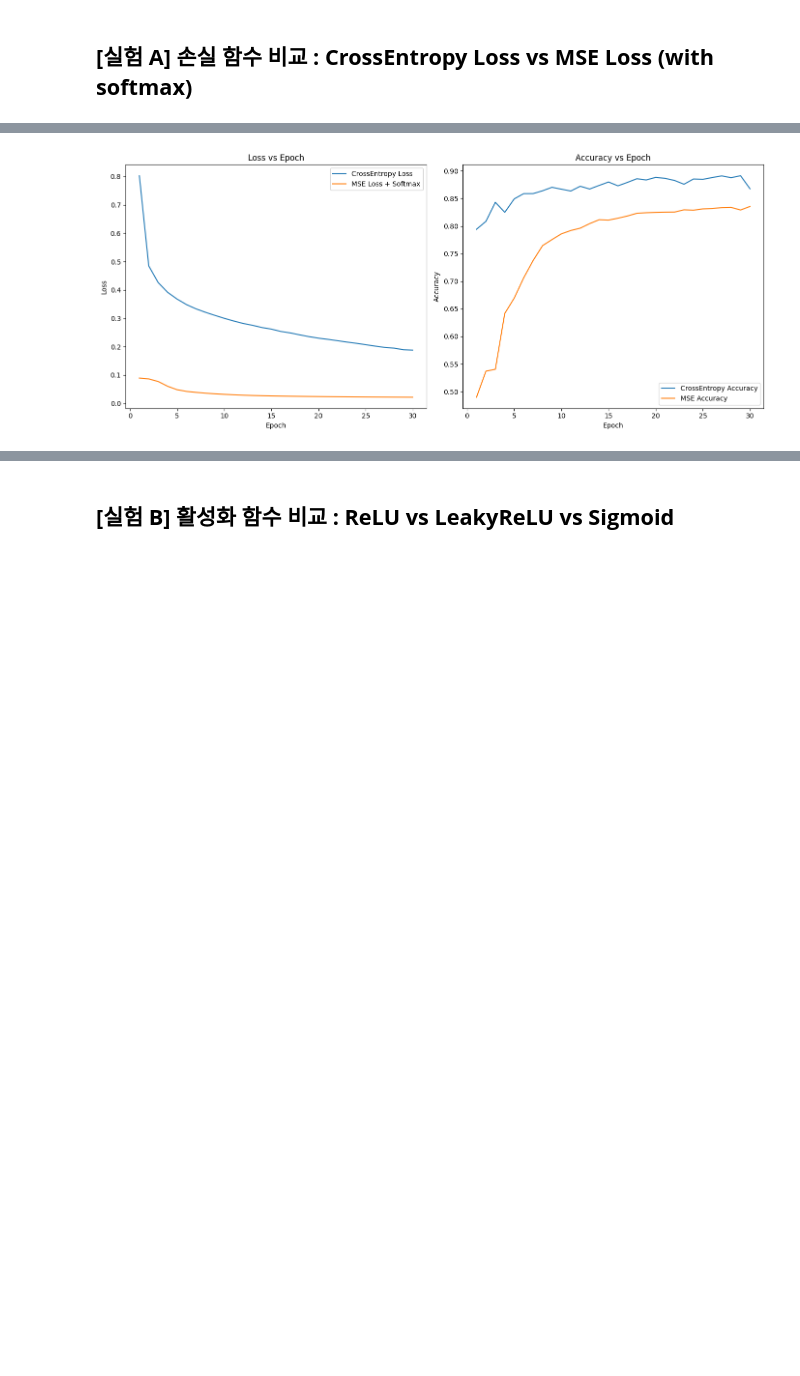
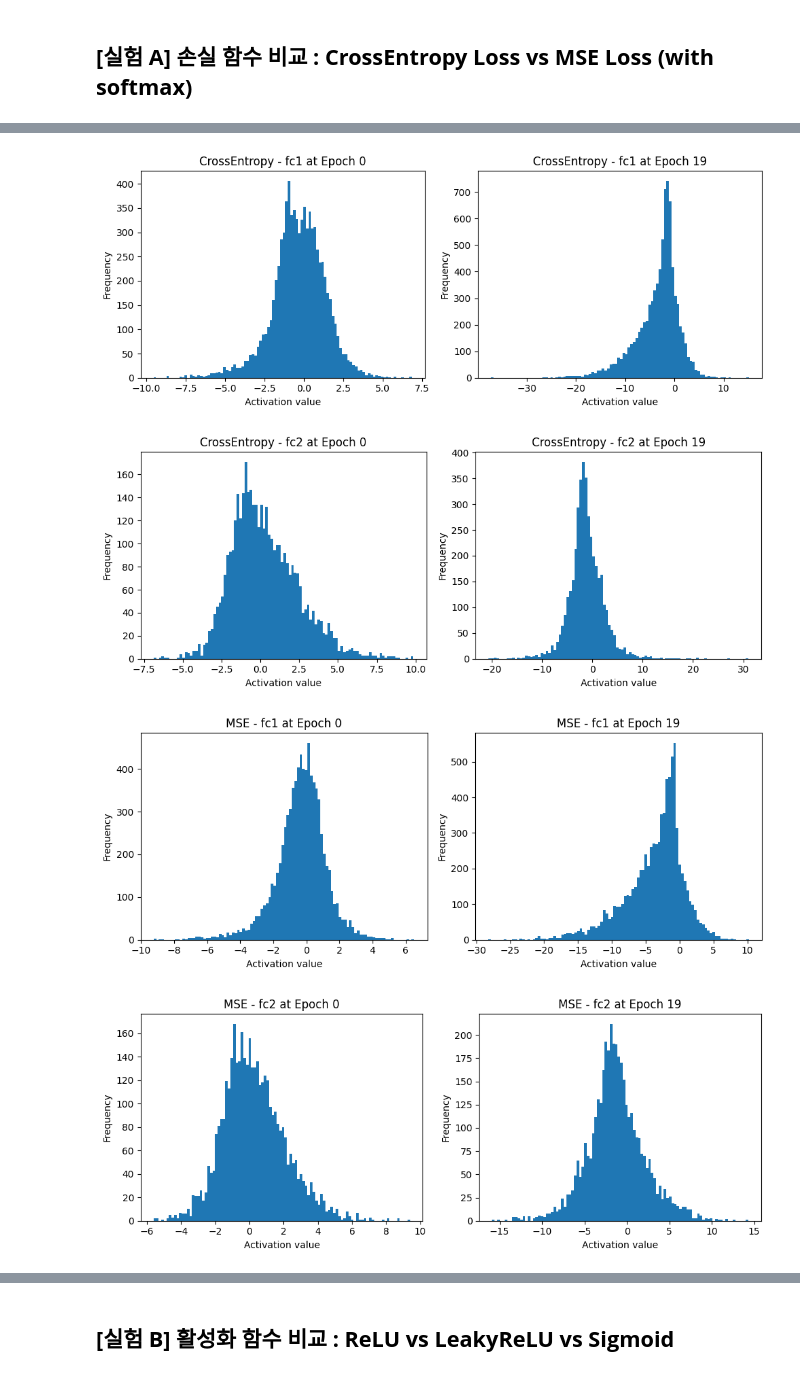
Before and after one commit to GARAM-SHIN/2025-1_CV, a Jupyter notebook: HW#3.ipynb, the cells around one changed output, grey strips where cells are left out. Drawn from its saved outputs; the diff is of its cells as text; code cells hidden in the pictures; blank space fills up the shorter version.

```diff
--- a/HW#3.ipynb
+++ b/HW#3.ipynb
@@ -159,5 +196,25 @@ Epoch 30/30 | Loss: 0.0219 | Accuracy: 0.8356
-# %%
-# 실험 시각화
-plot_metrics(loss_ce, acc_ce, loss_mse, acc_mse)
-# %% [output]
-[figure, removed]
+# %%
+# Layer의 활성화 값 분포를 에포크별로 시각화
+def plot_activation_distribution(acts_dict, layer_name, title=""):
+    plt.figure(figsize=(10, 4))
+    for i, epoch in enumerate(acts_dict.keys()):
+        plt.subplot(1, 2, i+1)
+        plt.hist(acts_dict[epoch][layer_name].flatten().numpy(), bins=100)    # 활성화 텐서를 1차원 배열로 평탄화한 후 히스토그램 생성
+        plt.title(f"{title} - {layer_name} at Epoch {epoch}")
+        plt.xlabel("Activation value")    # x축
+        plt.ylabel("Frequency")    # y축
+    plt.tight_layout()
+    plt.show()    # 시각화 결과 출력
+
+# CrossEntropy 모델의 은닉층 활성화 분포 시각화
+plot_activation_distribution(acts_ce, 'fc1', "CrossEntropy")    # 첫 번째 은닉층
+plot_activation_distribution(acts_ce, 'fc2', "CrossEntropy")    # 두 번째 은닉층
+
+# MSE 모델의 은닉층 활성화 분포 시각화
+plot_activation_distribution(acts_mse, 'fc1', "MSE")    # 첫 번째 은닉층
+plot_activation_distribution(acts_mse, 'fc2', "MSE")    # 두 번째 은닉층
+# %% [output]
+[figure, added]
+[figure, added]
+[figure, added]
+[figure, added]
```
Also changed, not shown: parts of 58 cells of this notebook.
